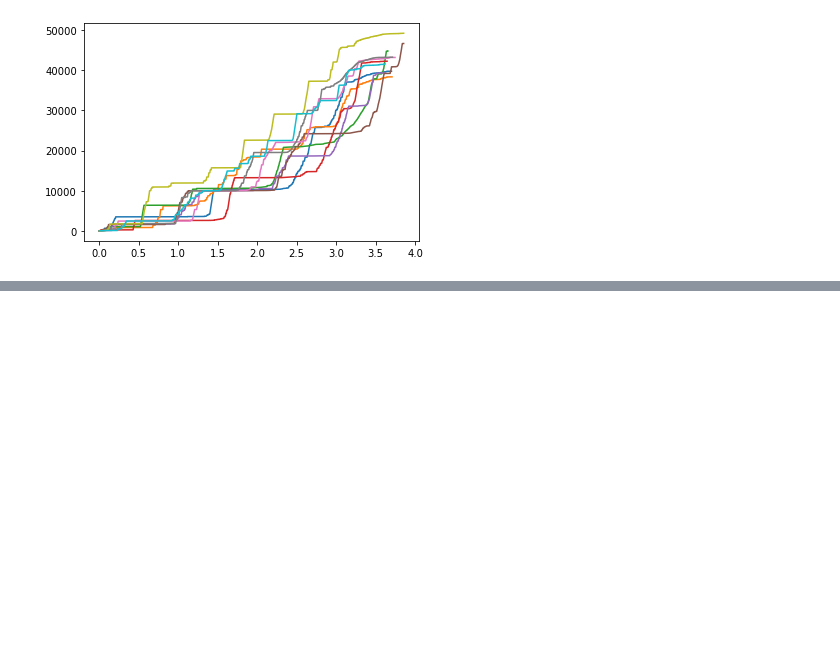
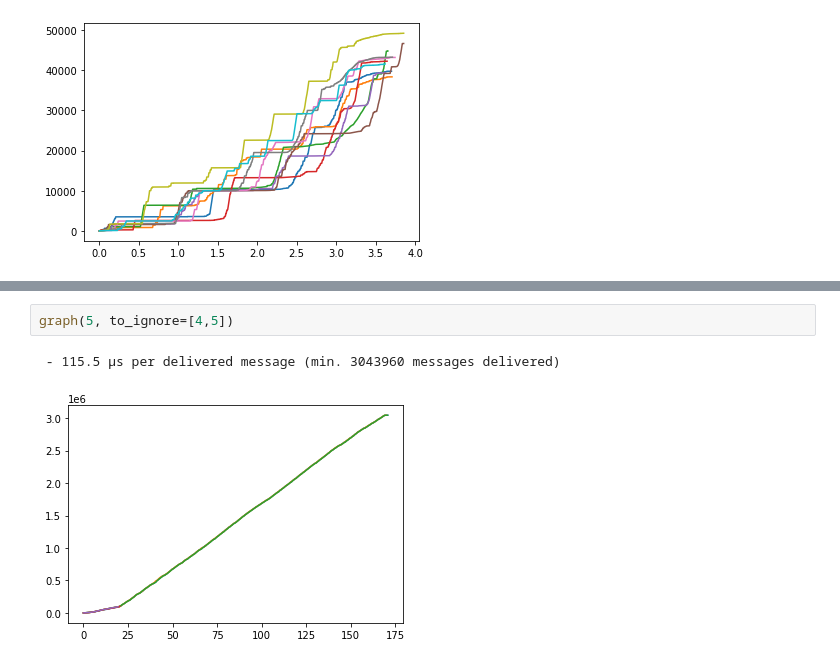
Before and after one commit to robinmamie/distributed-algorithms, a Jupyter notebook: timings.ipynb, the cells around one changed output, grey strips where cells are left out. Cells and saved outputs as stored; diff of their text form; blank space fills up the shorter version.

```diff
--- a/timings.ipynb
+++ b/timings.ipynb
@@ -110,0 +118,5 @@ graph(10)
+# %%
+graph(5, to_ignore=[4,5])
+# %% [output]
+ - 115.5 µs per delivered message (min. 3043960 messages delivered)
+[figure, added]
```
Also changed, not shown: parts of 2 cells of this notebook, 14 other files.
